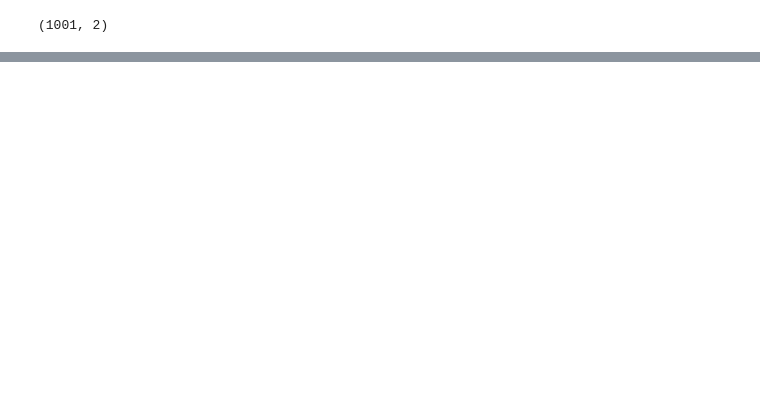
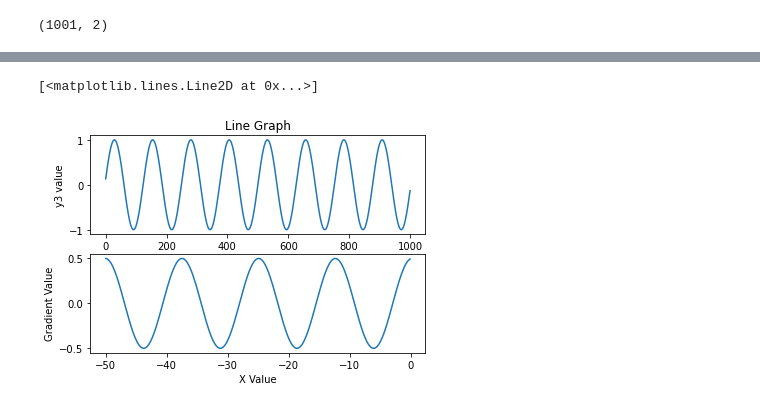
Before and after one commit to pafernannapi18/GithubIntro, a Jupyter notebook: NinethAssignment.ipynb, the cells around one changed output, grey strips where cells are left out. Saved outputs shown, nothing was run; the diff lists cells and outputs as text; code cells hidden in the pictures; blank space fills up the shorter version.

```diff
--- a/NinethAssignment.ipynb
+++ b/NinethAssignment.ipynb
@@ -299,0 +136,15 @@ compute_gradient(-50, 50.1, 0.1)
+# %%
+#Problem 5c
+import matplotlib.pyplot as plt
+%matplotlib inline
+plt.subplot(2,1,1)
+plt.title("Line Graph")
+plt.ylabel("y3 value")
+plt.plot(y3)
+plt.subplot(2,1,2)
+plt.xlabel("X Value")
+plt.ylabel("Gradient Value")
+plt.plot(g[0:500], gradient3)
+# %% [output]
+[<matplotlib.lines.Line2D at 0x...>]
+[figure, added]
```
Also changed, not shown: parts of 19 cells of this notebook.
